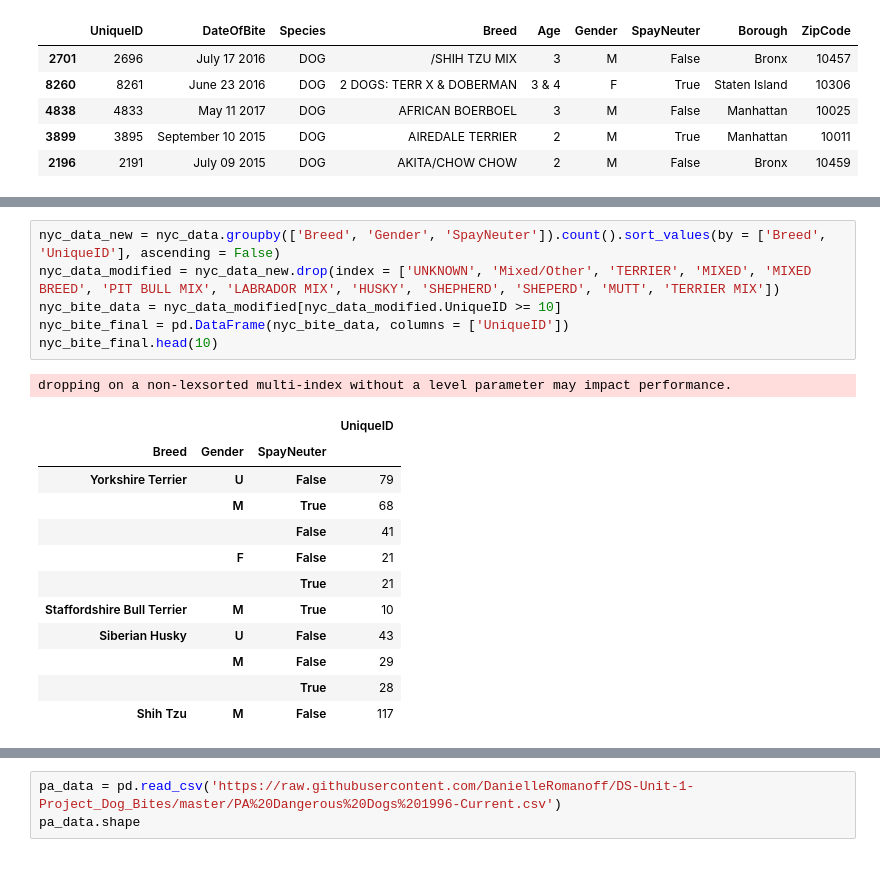
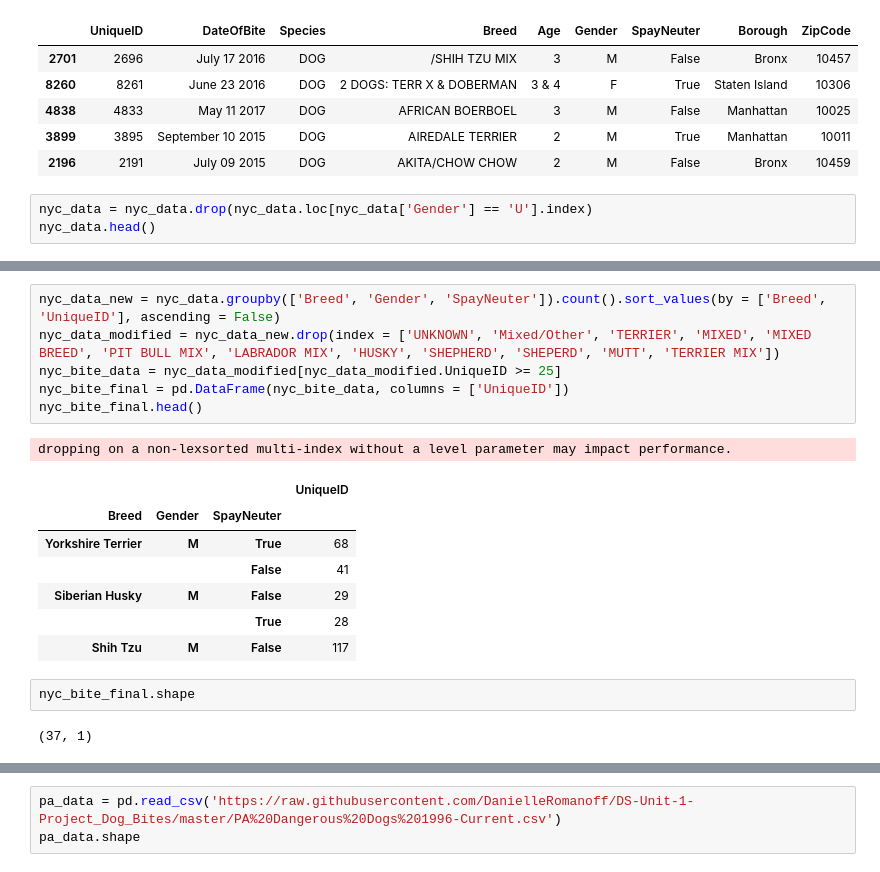
Before and after one commit to DanielleRomanoff/DS-Unit-1-Project_Dog_Bites, a Jupyter notebook: Dog Bites Project.ipynb, the cells around one changed output, grey strips where cells are left out. Cells and saved outputs as stored; diff of their text form.

```diff
--- a/Dog Bites Project.ipynb
+++ b/Dog Bites Project.ipynb
@@ -34,3 +16,6 @@ nyc_data.sort_values(by = 'Breed').head()
 | 4838 | 4833 | May 11 2017 | DOG | AFRICAN BOERBOEL | 3 | M | False | Manhattan | 10025 |
 | 3899 | 3895 | September 10 2015 | DOG | AIREDALE TERRIER | 2 | M | True | Manhattan | 10011 |
 | 2196 | 2191 | July 09 2015 | DOG | AKITA/CHOW CHOW | 2 | M | False | Bronx | 10459 |
+# %%
+nyc_data = nyc_data.drop(nyc_data.loc[nyc_data['Gender'] == 'U'].index)
+nyc_data.head()
@@ -51,20 +43,19 @@ dtype: int64
 # %%
 nyc_data_new = nyc_data.groupby(['Breed', 'Gender', 'SpayNeuter']).count().sort_values(by = ['Breed', 'UniqueID'], ascending = False)
 nyc_data_modified = nyc_data_new.drop(index = ['UNKNOWN', 'Mixed/Other', 'TERRIER', 'MIXED', 'MIXED BREED', 'PIT BULL MIX', 'LABRADOR MIX', 'HUSKY', 'SHEPHERD', 'SHEPERD', 'MUTT', 'TERRIER MIX'])
-nyc_bite_data = nyc_data_modified[nyc_data_modified.UniqueID >= 10]
+nyc_bite_data = nyc_data_modified[nyc_data_modified.UniqueID >= 25]
 nyc_bite_final = pd.DataFrame(nyc_bite_data, columns = ['UniqueID'])
-nyc_bite_final.head(10)
+nyc_bite_final.head()
 # %% [output]
 dropping on a non-lexsorted multi-index without a level parameter may impact performance.
 |  |  |  | UniqueID |
 | Breed | Gender | SpayNeuter |  |
-| Yorkshire Terrier | U | False | 79 |
-|  | M | True | 68 |
+| Yorkshire Terrier | M | True | 68 |
 |  |  | False | 41 |
-|  | F | False | 21 |
-|  |  | True | 21 |
-| Staffordshire Bull Terrier | M | True | 10 |
-| Siberian Husky | U | False | 43 |
-|  | M | False | 29 |
+| Siberian Husky | M | False | 29 |
 |  |  | True | 28 |
 | Shih Tzu | M | False | 117 |
+# %%
+nyc_bite_final.shape
+# %% [output]
+(37, 1)
```
Also changed, not shown: parts of 13 cells of this notebook.
